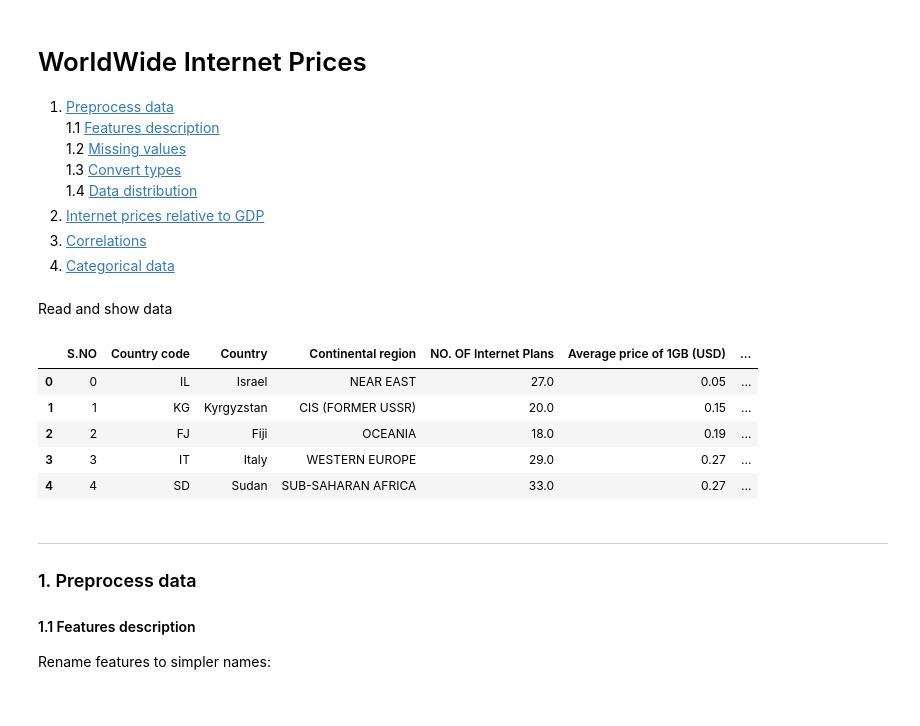
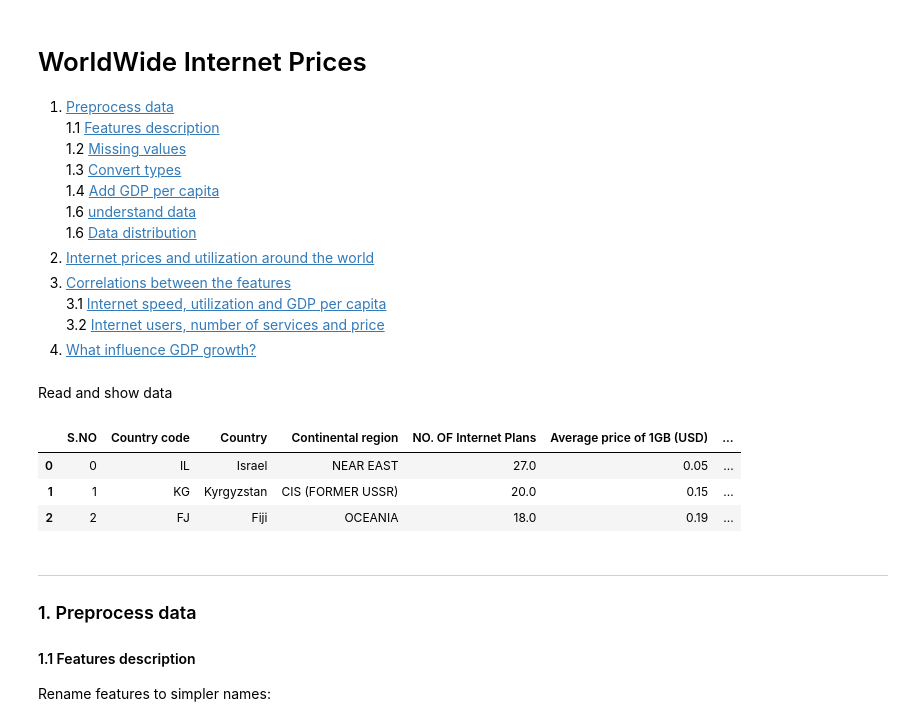
Before and after one commit to RonAlfi/Project, a Jupyter notebook: Internet Prices.ipynb, the cells around one changed output. Drawn from its saved outputs; the diff is of its cells as text; code cells hidden in the pictures.

```diff
--- a/Internet Prices.ipynb
+++ b/Internet Prices.ipynb
@@ -5,10 +5,14 @@
    1.1 [Features description](#section1.1)
    1.2 [Missing values](#section1.2)
    1.3 [Convert types](#section1.3)
-   1.4 [Data distribution](#section1.4)
-2. [Internet prices relative to GDP](#section2)
-3. [Correlations](#section3)
-4. [Categorical data](#section4)
+   1.4 [Add GDP per capita](#section1.4)
+   1.6 [understand data](#section1.5)
+   1.6 [Data distribution](#section1.6)
+2. [Internet prices and utilization around the world](#section2)
+3. [Correlations between the features](#section3)
+   3.1 [Internet speed, utilization and GDP per capita](#section3.1)
+   3.2 [Internet users, number of services and price](#section3.2)
+4. [What influence GDP growth?](#section4)
 # %%
 import pandas as pd
 import numpy as np
@@ -23,14 +23,12 @@ Read and show data
 # %%
 data_url = 'https://raw.githubusercontent.com/RonAlfi/worldwide-internet-1GB-speed-2021-2022/main/Internet%20Prices%20Data.csv'
 internet_df = pd.read_csv(data_url)
-internet_df.head(5)
+internet_df.head(3)
 # %% [output]
 |  | S.NO | Country code | Country | Continental region | NO. OF Internet Plans | Average price of 1GB (USD) | ... |
 | 0 | 0 | IL | Israel | NEAR EAST | 27.0 | 0.05 | ... |
 | 1 | 1 | KG | Kyrgyzstan | CIS (FORMER USSR) | 20.0 | 0.15 | ... |
 | 2 | 2 | FJ | Fiji | OCEANIA | 18.0 | 0.19 | ... |
-| 3 | 3 | IT | Italy | WESTERN EUROPE | 29.0 | 0.27 | ... |
-| 4 | 4 | SD | Sudan | SUB-SAHARAN AFRICA | 33.0 | 0.27 | ... |
 # %% [markdown]
 ---
 <a id='section1'></a>
```
Also changed, not shown: parts of 46 cells of this notebook.
